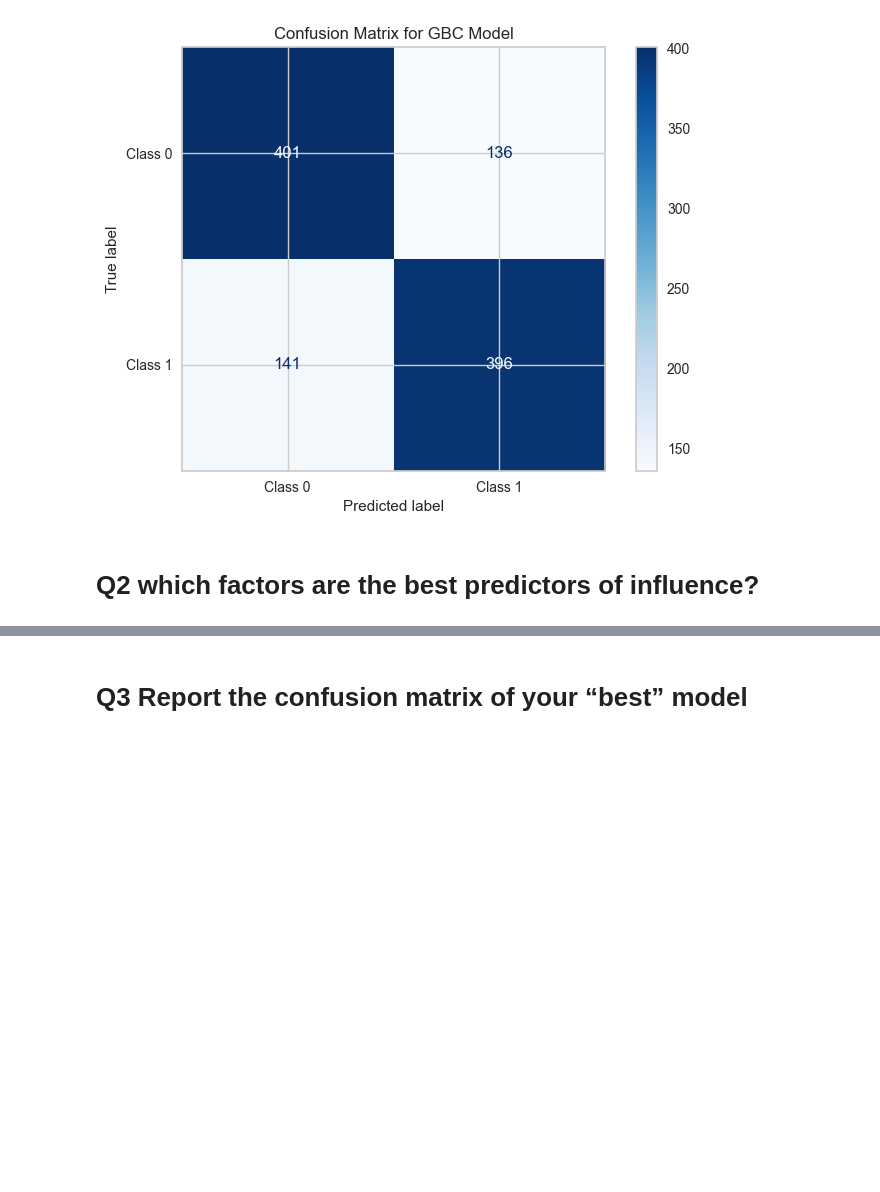
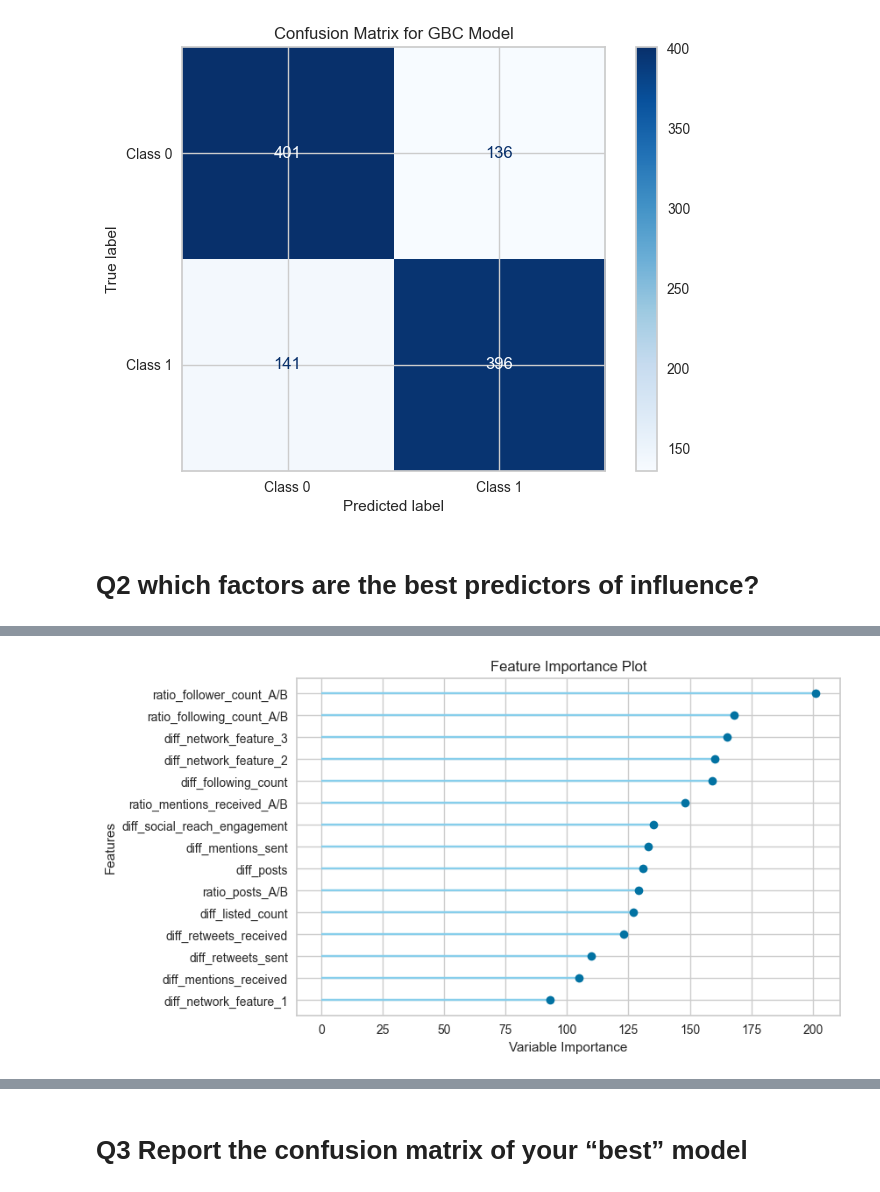
Before and after one commit to lazy0ninja/Social_Media_Analytics, a Jupyter notebook: Part1/part1_modeling.ipynb, the cells around one changed output, grey strips where cells are left out. Drawn from its saved outputs; the diff is of its cells as text; code cells hidden in the pictures; blank space fills up the shorter version.

```diff
--- a/Part1/part1_modeling.ipynb
+++ b/Part1/part1_modeling.ipynb
@@ -587,0 +590,4 @@ plt.show()
+# %%
+# lgbm
+plot_model(lgbm_model, plot='feature_all')
+# %% [output]
@@ -587,0 +595 @@ plt.show()
+[figure, added]
```
Also changed, not shown: parts of 16 cells of this notebook.
